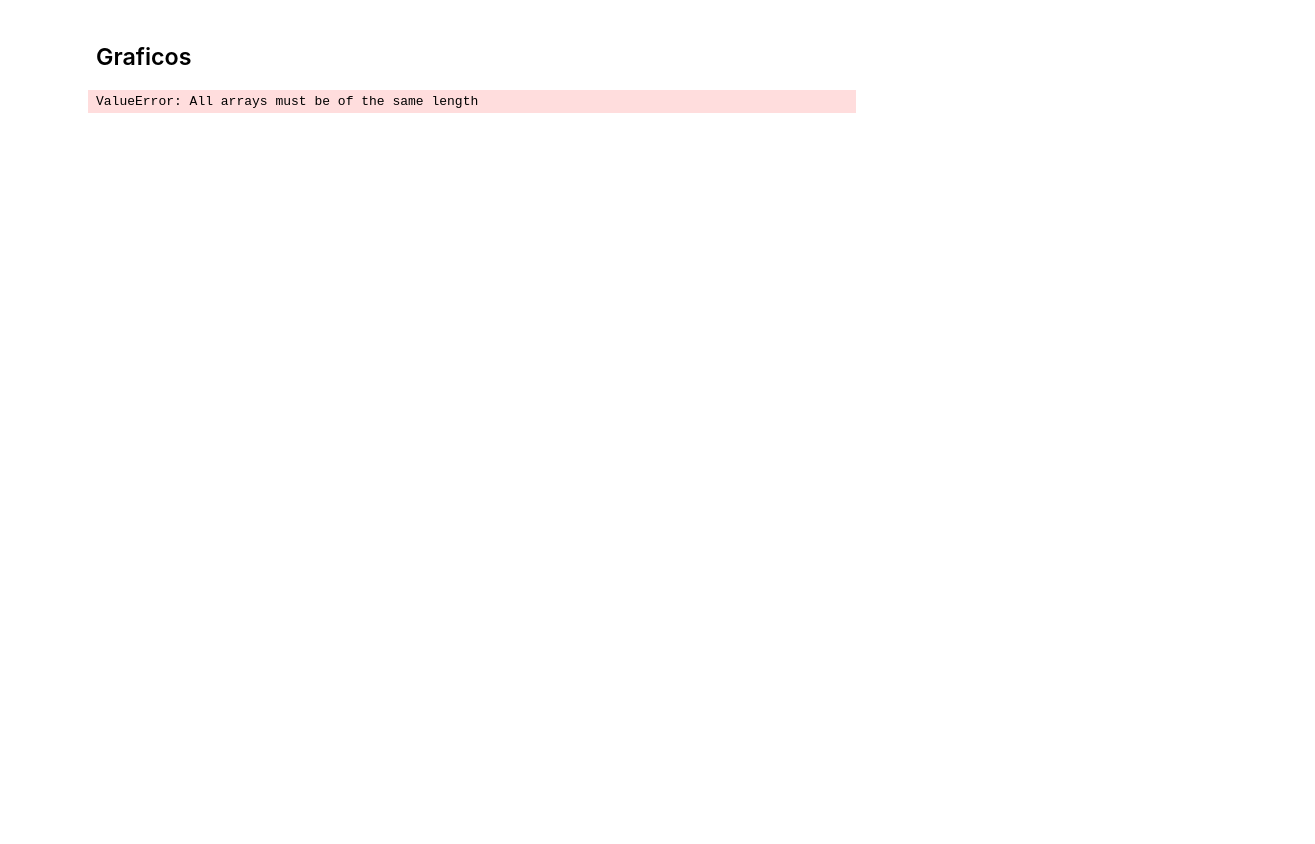
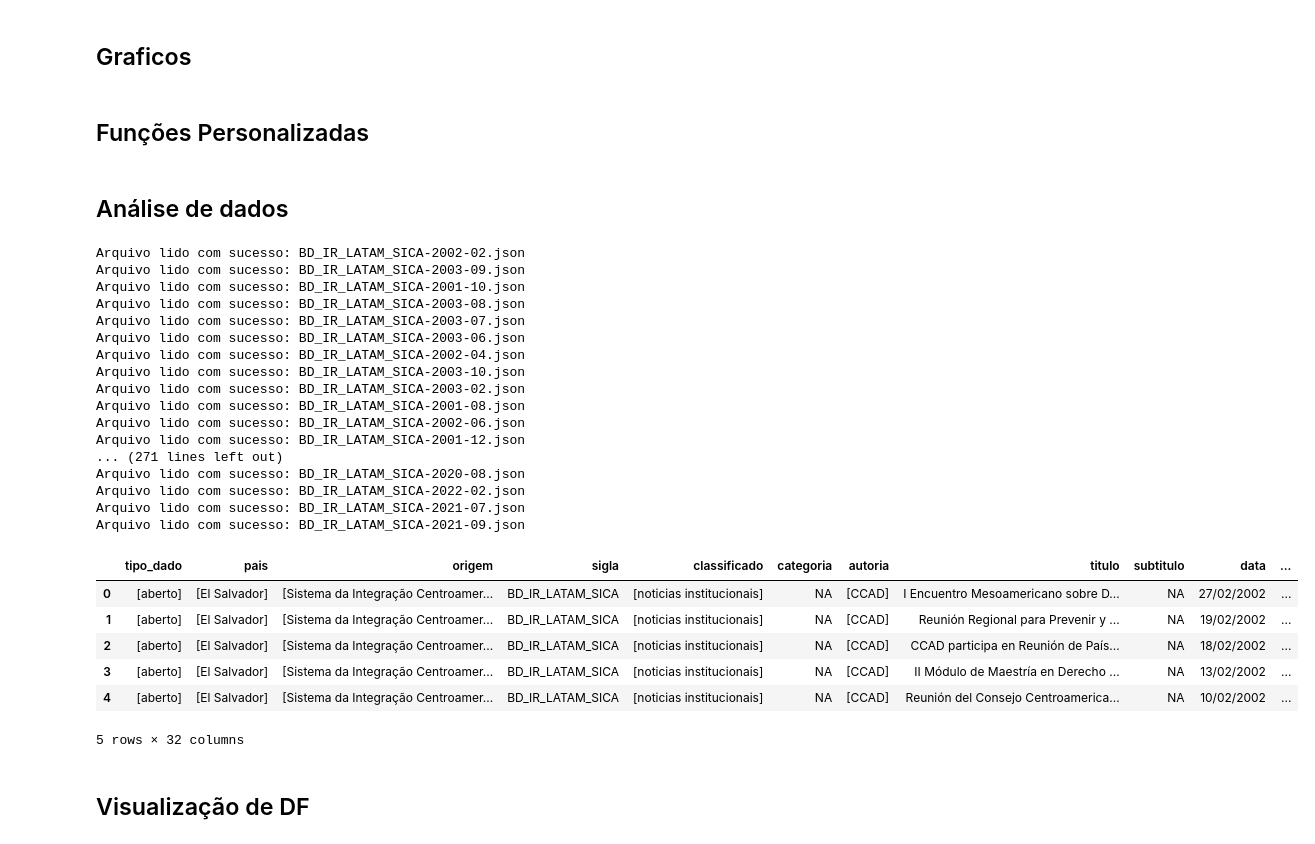
Before and after one commit to CaioPalombo/fundamentos, a Jupyter notebook: panda.ipynb, the cells around one changed output. Cells and saved outputs as stored; diff of their text form; code cells hidden in the pictures; blank space fills up the shorter version.

```diff
--- a/panda.ipynb
+++ b/panda.ipynb
@@ -246,10 +234,12 @@ Name: Idade, dtype: float64
 cartas_vendidas = {
     "Cores" : ["Branco", "Azul", "Preto","Vermelho", "Verde", "Incolor", "Multicolor"],
     "Quantidade" : [179, 210, 233, 307, 274, 79, 81],
-    "Ano" : [2023, 2024, 2025, 2026]
+    "Ano" : [2023, 2023, 2023, 2023, 2023, 2023, 2023],
+    "Vendas" : [895, 1050, 1165, 1535, 1370, 395, 405],
+    "Lucro" : [220, 260, 290, 380, 340, 95, 100]
 }
 df_cartas = pd.DataFrame(cartas_vendidas)
 
-fig = px.bar()
+df_produto = df_cartas.groupby("Cores")["Quantidade"].sum().reset_index()
+fig_bar = px.bar(df_produto, x="Cores", y="Quantidade", title="Quantidade de Cartas Vendidas por Cor")
+fig_bar.show()
-# %% [output]
-ValueError: All arrays must be of the same length
@@ -255,0 +250,2 @@ ValueError: All arrays must be of the same length
+# %% [markdown]
+## Funções Personalizadas
@@ -255,0 +280,49 @@ ValueError: All arrays must be of the same length
+# %% [markdown]
+## Análise de dados
+# %%
+import os
+
+caminho_pasta =  f'{caminho_completo}/json'
+lista_dfs = []
+
+for arquivo in os.listdir(caminho_pasta): #lê cada arquivo da pasta e o transforma de json para data frame
+    caminho_completo_arquivo = os.path.join(caminho_pasta, arquivo)
+    try:
+        df = pd.read_json(caminho_completo_arquivo)
+        if '_default' in df.columns:
+            df = pd.json_normalize(df['_default'])
+        lista_dfs.append(df) #junta os novos dfs em uma lista
+        print(f'Arquivo lido com sucesso: {arquivo}')
+
+    except Exception as e:
+        print(f'Erro ao ler o arquivo {arquivo}: {e}')
+
+df_sica = pd.concat(lista_dfs, ignore_index=True) #transforma todos os dfs da lista em um dataframe só
+df_sica.head()
+# %% [output]
+Arquivo lido com sucesso: BD_IR_LATAM_SICA-2002-02.json
+Arquivo lido com sucesso: BD_IR_LATAM_SICA-2003-09.json
+Arquivo lido com sucesso: BD_IR_LATAM_SICA-2001-10.json
+Arquivo lido com sucesso: BD_IR_LATAM_SICA-2003-08.json
+Arquivo lido com sucesso: BD_IR_LATAM_SICA-2003-07.json
+Arquivo lido com sucesso: BD_IR_LATAM_SICA-2003-06.json
+Arquivo lido com sucesso: BD_IR_LATAM_SICA-2002-04.json
+Arquivo lido com sucesso: BD_IR_LATAM_SICA-2003-10.json
+Arquivo lido com sucesso: BD_IR_LATAM_SICA-2003-02.json
+Arquivo lido com sucesso: BD_IR_LATAM_SICA-2001-08.json
+Arquivo lido com sucesso: BD_IR_LATAM_SICA-2002-06.json
+Arquivo lido com sucesso: BD_IR_LATAM_SICA-2001-12.json
+... (271 lines left out)
+Arquivo lido com sucesso: BD_IR_LATAM_SICA-2020-08.json
+Arquivo lido com sucesso: BD_IR_LATAM_SICA-2022-02.json
+Arquivo lido com sucesso: BD_IR_LATAM_SICA-2021-07.json
+Arquivo lido com sucesso: BD_IR_LATAM_SICA-2021-09.json
+|  | tipo_dado | pais | origem | sigla | classificado | categoria | autoria | titulo | subtitulo | data | ... |
+| 0 | [aberto] | [El Salvador] | [Sistema da Integração Centroamer... | BD_IR_LATAM_SICA | [noticias institucionais] | NA | [CCAD] | I Encuentro Mesoamericano sobre D... | NA | 27/02/2002 | ... |
+| 1 | [aberto] | [El Salvador] | [Sistema da Integração Centroamer... | BD_IR_LATAM_SICA | [noticias institucionais] | NA | [CCAD] | Reunión Regional para Prevenir y ... | NA | 19/02/2002 | ... |
+| 2 | [aberto] | [El Salvador] | [Sistema da Integração Centroamer... | BD_IR_LATAM_SICA | [noticias institucionais] | NA | [CCAD] | CCAD participa en Reunión de País... | NA | 18/02/2002 | ... |
+| 3 | [aberto] | [El Salvador] | [Sistema da Integração Centroamer... | BD_IR_LATAM_SICA | [noticias institucionais] | NA | [CCAD] | II Módulo de Maestría en Derecho ... | NA | 13/02/2002 | ... |
+| 4 | [aberto] | [El Salvador] | [Sistema da Integração Centroamer... | BD_IR_LATAM_SICA | [noticias institucionais] | NA | [CCAD] | Reunión del Consejo Centroamerica... | NA | 10/02/2002 | ... |
+5 rows × 32 columns
+# %% [markdown]
+## Visualização de DF
```
Also changed, not shown: parts of 41 cells of this notebook.
